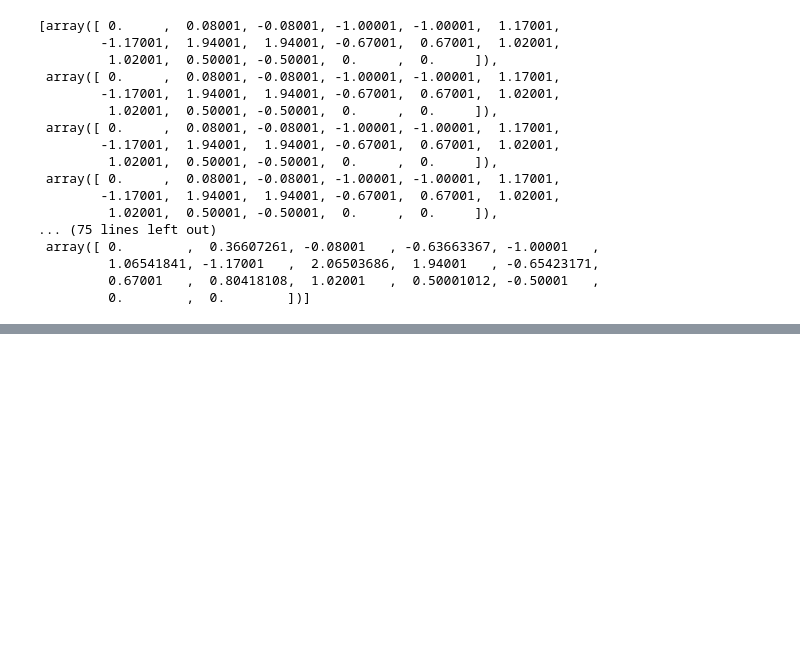
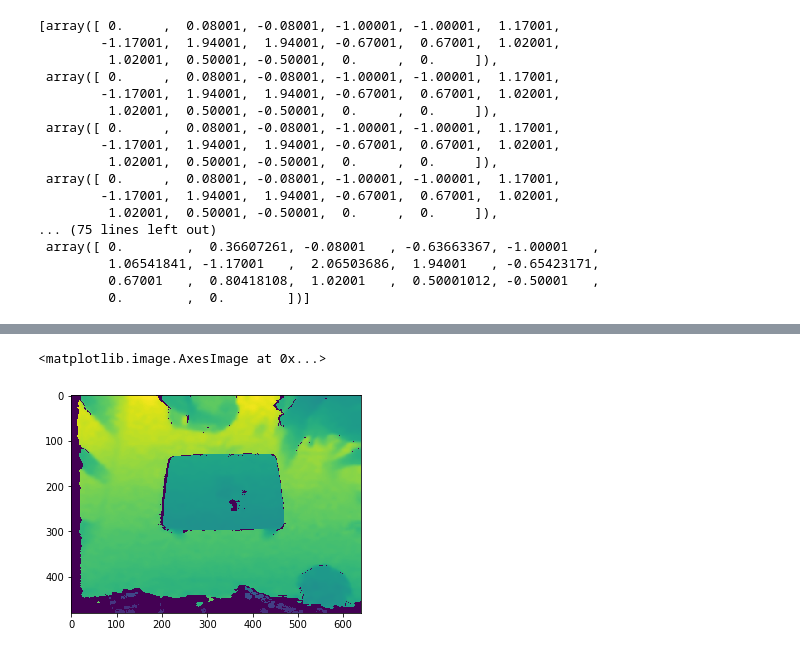
Before and after one commit to marctuscher/robotics-course, a Jupyter notebook: practical/clean/clean.ipynb, the cells around one changed output, grey strips where cells are left out. Cells and saved outputs as stored; diff of their text form; code cells hidden in the pictures; blank space fills up the shorter version.

```diff
--- a/practical/clean/clean.ipynb
+++ b/practical/clean/clean.ipynb
@@ -124,0 +154,5 @@ grasp = sampleClient.predictGQCNN()
+# %%
+plt.imshow(d)
+# %% [output]
+<matplotlib.image.AxesImage at 0x...>
+[figure, added]
```
Also changed, not shown: parts of 11 cells of this notebook, 5 other files.
